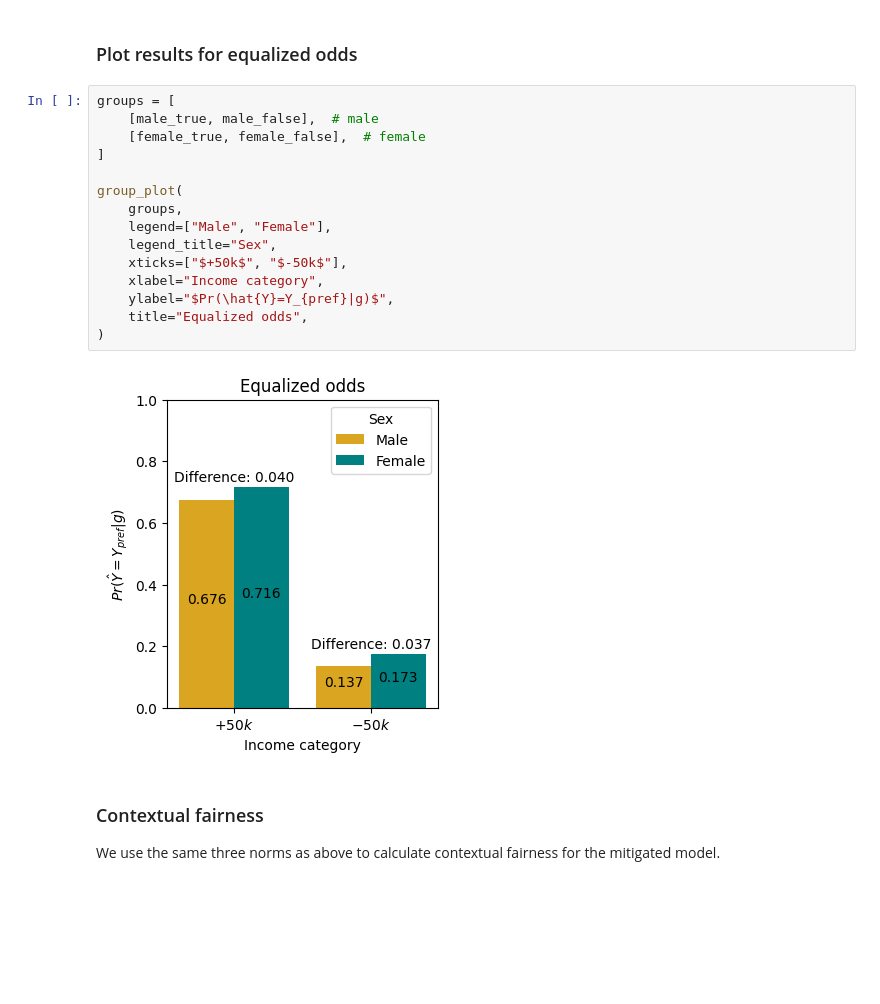
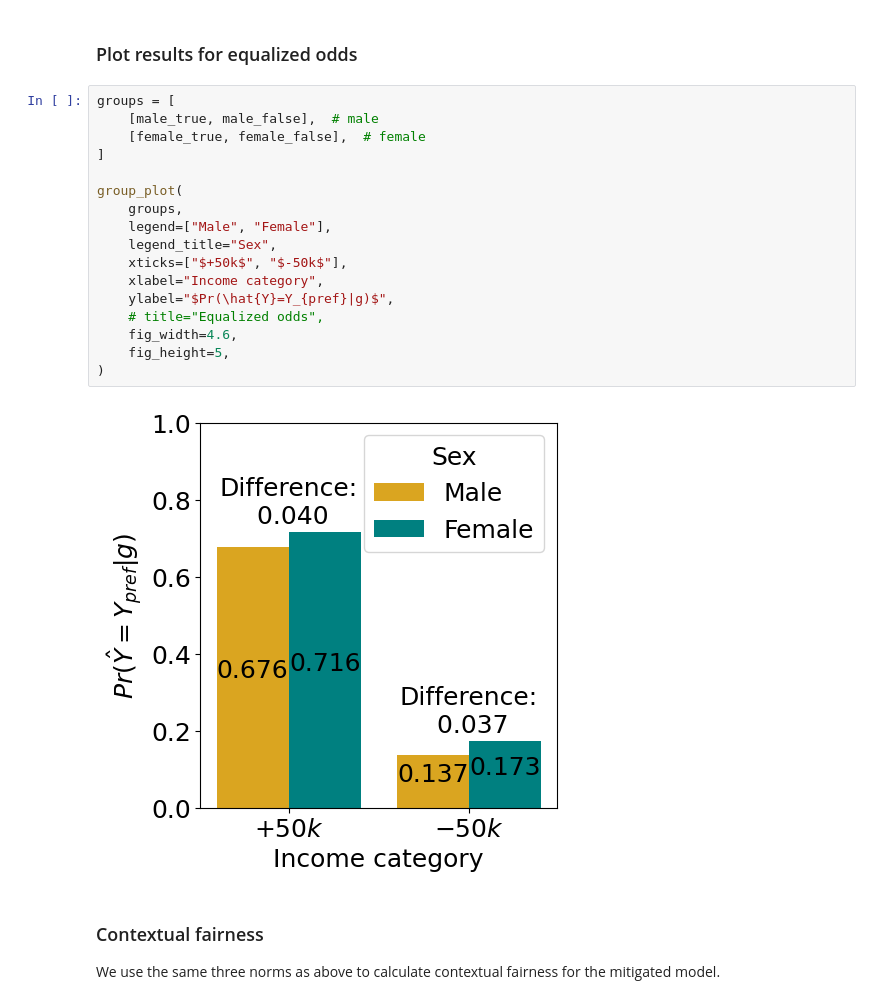
Before and after one commit to pimkerkhoven/ContextualFairness, a Jupyter notebook: examples/binary_classification.ipynb, the cells around one changed output. Drawn from its saved outputs; the diff is of its cells as text; blank space fills up the shorter version.

```diff
--- a/examples/binary_classification.ipynb
+++ b/examples/binary_classification.ipynb
@@ -397,20 +408,22 @@ female_false = len(X_test[(sens_test == 2.0) & ~y_test & y_pred]) / len(
 # %%
 groups = [
     [male_true, male_false],  # male
     [female_true, female_false],  # female
 ]
 
 group_plot(
     groups,
     legend=["Male", "Female"],
     legend_title="Sex",
     xticks=["$+50k$", "$-50k$"],
     xlabel="Income category",
     ylabel="$Pr(\hat{Y}=Y_{pref}|g)$",
-    title="Equalized odds",
+    # title="Equalized odds",
+    fig_width=4.6,
+    fig_height=5,
 )
 # %% [output]
-[figure, old version]
+[figure, new version]
 # %% [markdown]
 ### Contextual fairness
 
```
Also changed, not shown: parts of 8 cells of this notebook, 6 other files.
